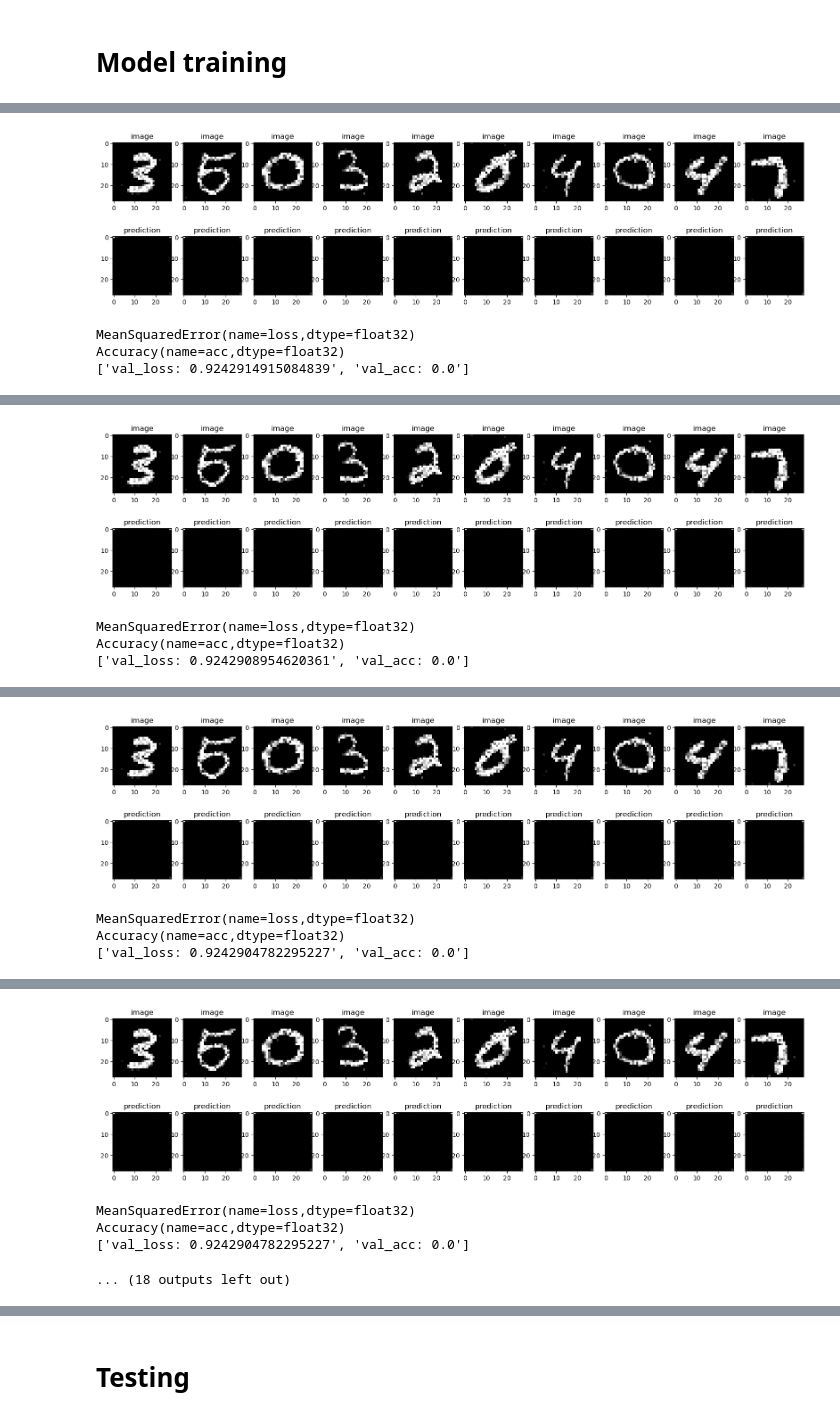
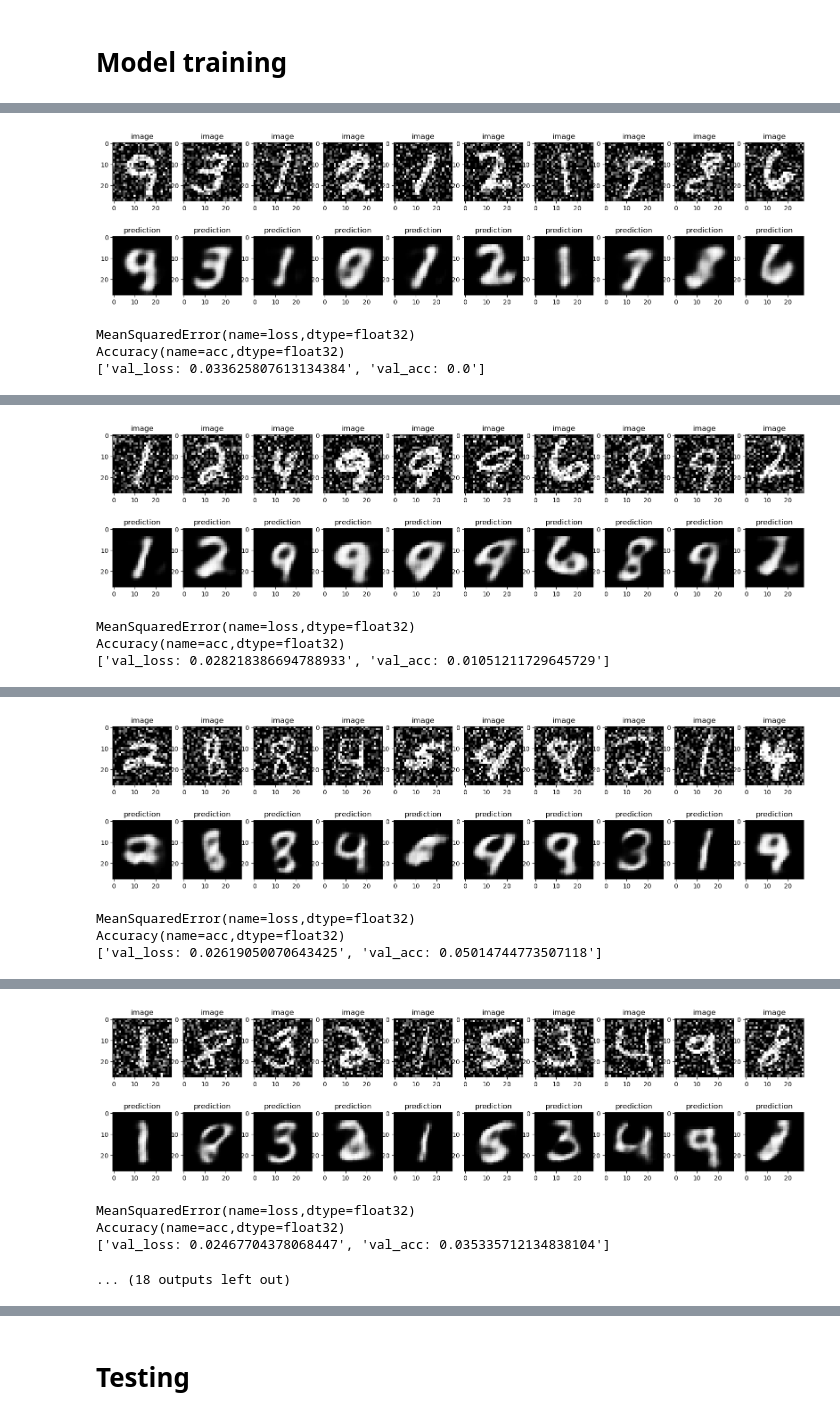
Before and after one commit to anbebe/-IANNwTF-Group-25, a Jupyter notebook: 08_Autoencoder/Leons drafts/autoencoder.ipynb, the cells around one changed output, grey strips where cells are left out. Drawn from its saved outputs; the diff is of its cells as text; code cells hidden in the pictures.

Commit message:
three training examples with plotting during training

```diff
--- a/08_Autoencoder/Leons drafts/autoencoder.ipynb
+++ b/08_Autoencoder/Leons drafts/autoencoder.ipynb
@@ -60,6 +79,6 @@ val = prepare_mnist_data(test_ds, 0.4)
 # %% [markdown]
 ### Shape of data
 # %%
-for (img, noisy_img) in train.take(1):
-    print(img.shape.as_list())
+#for (img, noisy_img) in train.take(1):
+#    print(img.shape.as_list())
 # %% [output]
@@ -80,18 +98,18 @@ def plot(data):
         for i in range(n):
             ax = plt.subplot(2,n,i+1)
             plt.title("original")
-            plt.imshow(tf.squeeze(img[i]))
+            plt.imshow(tf.squeeze(img[i].numpy()))
             #plt.title("original+noise")
             #plt.imshow(tf.squeeze(noisy_img[i]))
             #plt.gray()
         for i in range(n):
             ax = plt.subplot(2,n,i+n+1)
             plt.title("original+noise")
-            plt.imshow(tf.squeeze(noisy_img[i]))
+            plt.imshow(tf.squeeze(noisy_img[i].numpy()))
             plt.gray()
     plt.show()
 
-data = train.take(10)
+data = train_take(10)
 print(len(data))
 plot(data)
 # %% [output]
@@ -117,7 +135,7 @@ class Encoder(tf.keras.Model):
       tf.keras.layers.Conv2D(filters=32, kernel_size=3, strides=2, padding='same', activation='relu', input_shape=(28,28,1)), # (batch, 14,14,1)
       tf.keras.layers.Conv2D(filters=32, kernel_size=3, strides=2, padding='same', activation='relu'), # (batch, 7,7,1)
       tf.keras.layers.Flatten(),
-      tf.keras.layers.Dense(10, activation='sigmoid')
+      tf.keras.layers.Dense(10, activation='relu')
     ]
 
   #2. call method (forward computation)
@@ -142,7 +160,7 @@ class Decoder(tf.keras.Model):
     #inherit functionality from parent class
 
     self.layers_list = [
-        tf.keras.layers.Dense(1568, activation='sigmoid'),
+        tf.keras.layers.Dense(1568, activation='relu'),
         tf.keras.layers.Reshape((7,7,32)),
         tf.keras.layers.Conv2DTranspose(32, kernel_size=3, strides=2, padding='same', activation='relu'),
         tf.keras.layers.Conv2DTranspose(32, kernel_size=3, strides=2, padding='same', activation='relu'),
@@ -305,6 +347,6 @@ def training_loop(model, train_ds, val_ds, epochs, train_summary_writer, val_sum
 # %%
 #1. instantiate model
-model = Denoiser()
+model = Denoiser() # this model has sigmoid as the activation function of the dense layer of the decoder
 #model(tf.keras.Input((28,28,1)))
 #model.summary()
 epochs=10
@@ -312,7 +354,7 @@ epochs=10
 #2. choose a path to save the weights
 save_path = "trained_model"
 
-training_loop(model, train, val, epochs, train_summary_writer, val_summary_writer, save_path)
+training_loop(model, train_ds,val_ds, epochs, train_summary_writer, val_summary_writer, save_path)
 # %% [output]
 MeanSquaredError(name=loss,dtype=float32)
 Accuracy(name=acc,dtype=float32)
@@ -320,6 +362,6 @@ Accuracy(name=acc,dtype=float32)
-[figure, old version]
+[figure, new version]
 MeanSquaredError(name=loss,dtype=float32)
 Accuracy(name=acc,dtype=float32)
-['val_loss: 0.9242914915084839', 'val_acc: 0.0']
+['val_loss: 0.033625807613134384', 'val_acc: 0.0']
 MeanSquaredError(name=loss,dtype=float32)
 Accuracy(name=acc,dtype=float32)
@@ -327,6 +369,6 @@ Accuracy(name=acc,dtype=float32)
-[figure, old version]
+[figure, new version]
 MeanSquaredError(name=loss,dtype=float32)
 Accuracy(name=acc,dtype=float32)
-['val_loss: 0.9242908954620361', 'val_acc: 0.0']
+['val_loss: 0.028218386694788933', 'val_acc: 0.01051211729645729']
 MeanSquaredError(name=loss,dtype=float32)
 Accuracy(name=acc,dtype=float32)
@@ -334,6 +376,6 @@ Accuracy(name=acc,dtype=float32)
-[figure, old version]
+[figure, new version]
 MeanSquaredError(name=loss,dtype=float32)
 Accuracy(name=acc,dtype=float32)
-['val_loss: 0.9242904782295227', 'val_acc: 0.0']
+['val_loss: 0.02619050070643425', 'val_acc: 0.05014744773507118']
 MeanSquaredError(name=loss,dtype=float32)
 Accuracy(name=acc,dtype=float32)
@@ -341,5 +383,5 @@ Accuracy(name=acc,dtype=float32)
-[figure, old version]
+[figure, new version]
 MeanSquaredError(name=loss,dtype=float32)
 Accuracy(name=acc,dtype=float32)
-['val_loss: 0.9242904782295227', 'val_acc: 0.0']
+['val_loss: 0.02467704378068447', 'val_acc: 0.035335712134838104']
 ... (18 outputs left out)
```
Also changed, not shown: parts of 14 cells of this notebook, 15 other files.
